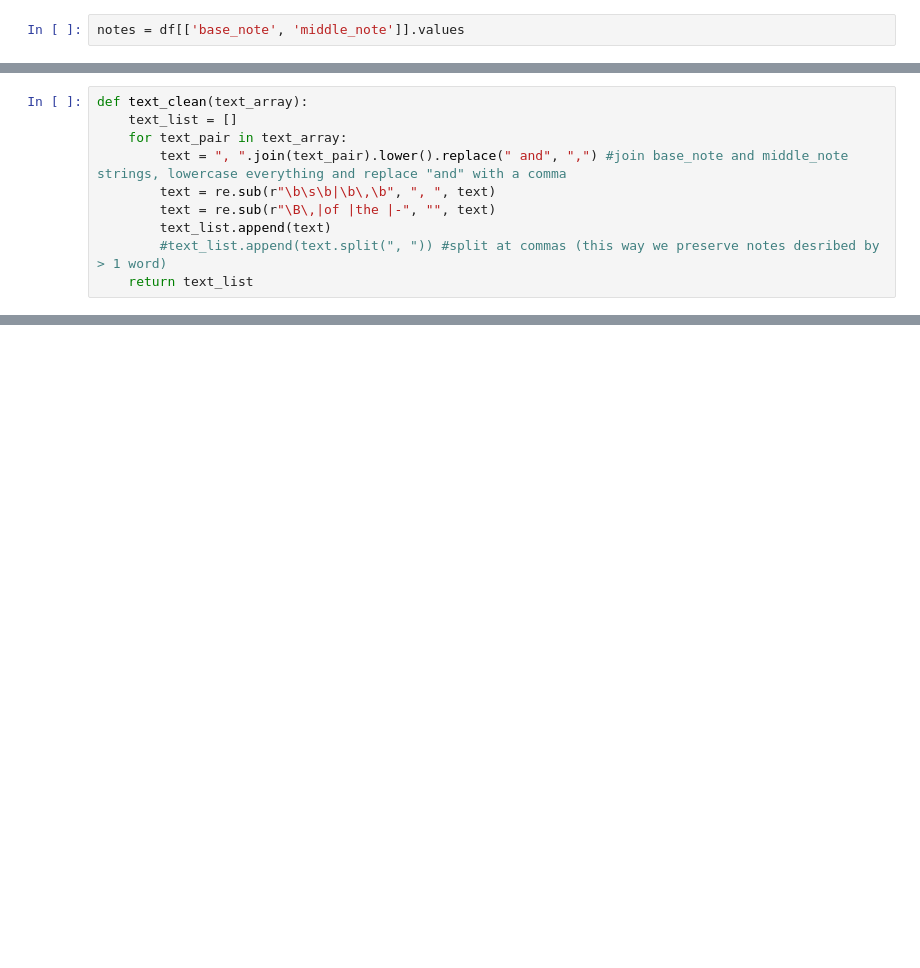
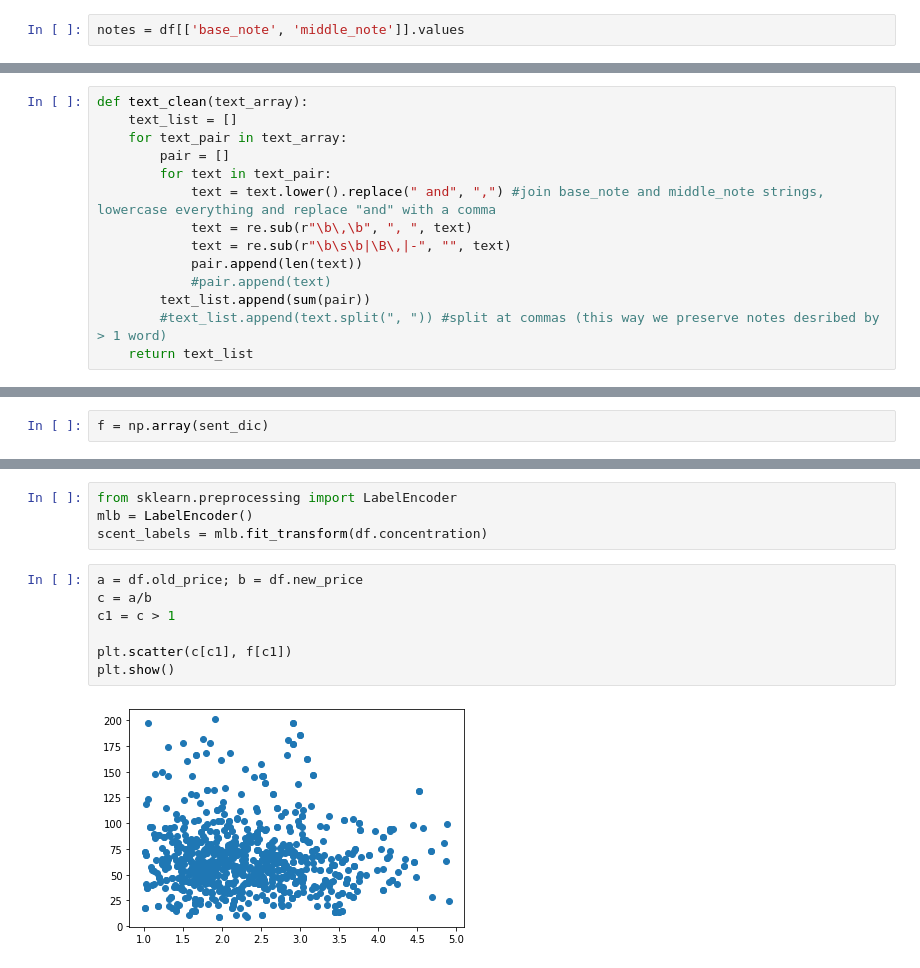
Before and after one commit to Sllambias/perfume_mining, a Jupyter notebook: preproc.ipynb, the cells around one changed output, grey strips where cells are left out. Saved outputs shown, nothing was run; the diff lists cells and outputs as text; blank space fills up the shorter version.

```diff
--- a/preproc.ipynb
+++ b/preproc.ipynb
@@ -68,10 +88,14 @@ notes = df[['base_note', 'middle_note']].values
 def text_clean(text_array):
     text_list = []
     for text_pair in text_array:
-        text = ", ".join(text_pair).lower().replace(" and", ",") #join base_note and middle_note strings, lowercase everything and replace "and" with a comma
-        text = re.sub(r"\b\s\b|\b\,\b", ", ", text)
-        text = re.sub(r"\B\,|of |the |-", "", text)
-        text_list.append(text)
+        pair = []
+        for text in text_pair:
+            text = text.lower().replace(" and", ",") #join base_note and middle_note strings, lowercase everything and replace "and" with a comma
+            text = re.sub(r"\b\,\b", ", ", text)
+            text = re.sub(r"\b\s\b|\B\,|-", "", text)
+            pair.append(len(text))
+            #pair.append(text)
+        text_list.append(sum(pair))
         #text_list.append(text.split(", ")) #split at commas (this way we preserve notes desribed by > 1 word)
     return text_list
 # %%
@@ -138,0 +106,2 @@ df.head()
+# %%
+f = np.array(sent_dic)
@@ -138,0 +117,13 @@ df.head()
+# %%
+from sklearn.preprocessing import LabelEncoder
+mlb = LabelEncoder()
+scent_labels = mlb.fit_transform(df.concentration)
+# %%
+a = df.old_price; b = df.new_price
+c = a/b
+c1 = c > 1
+
+plt.scatter(c[c1], f[c1])
+plt.show()
+# %% [output]
+[figure, added]
```
Also changed, not shown: parts of 19 cells of this notebook.
